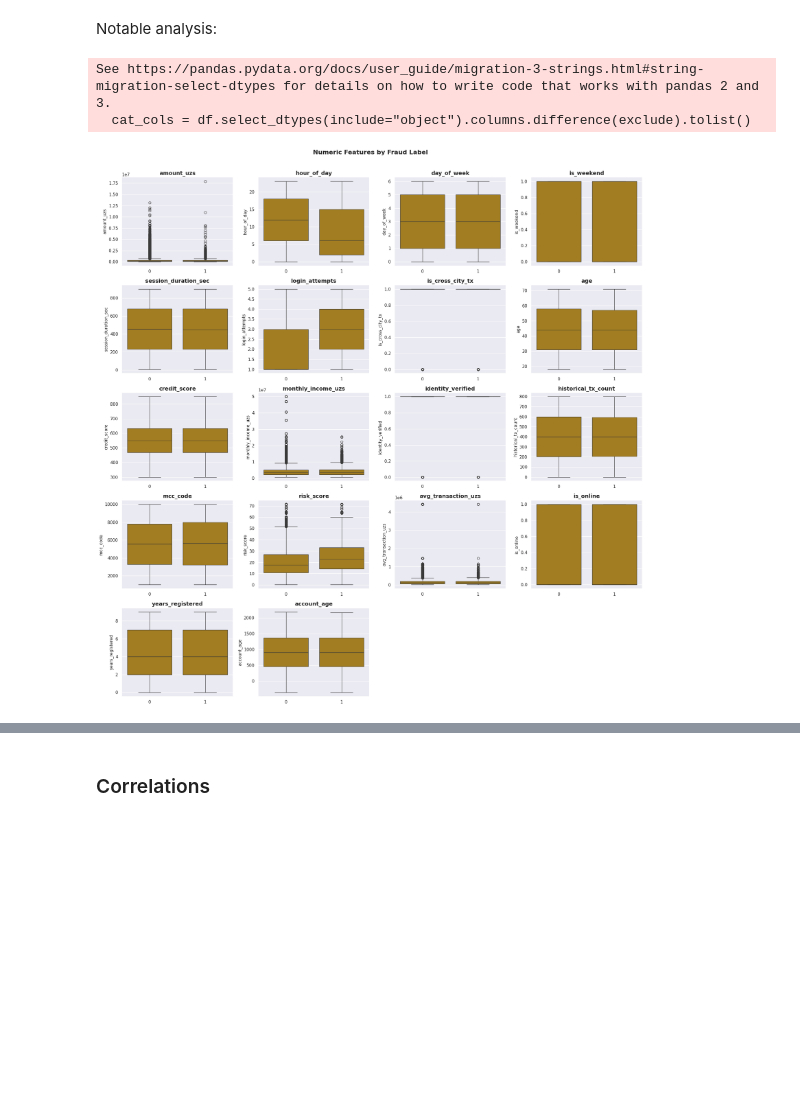
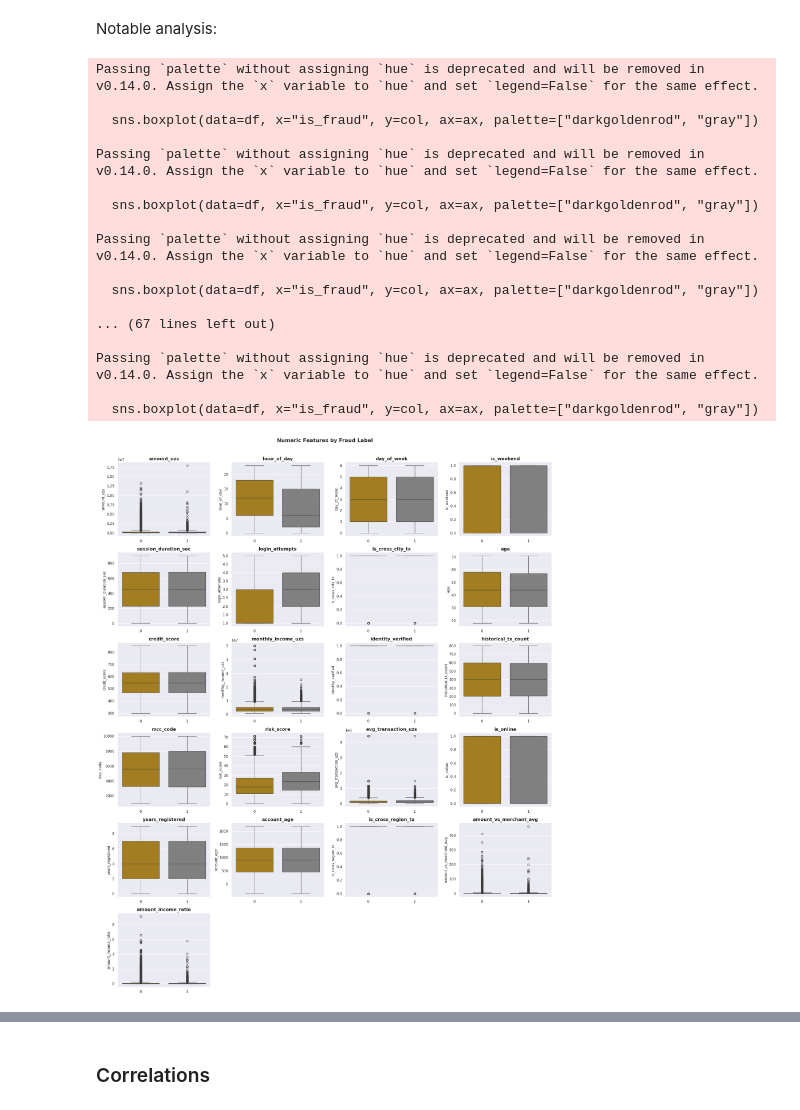
Before and after one commit to giddygarcia/fraud-detection, a Jupyter notebook: FraudDetection.ipynb, the cells around one changed output, grey strips where cells are left out. Drawn from its saved outputs; the diff is of its cells as text; code cells hidden in the pictures; blank space fills up the shorter version.

```diff
--- a/FraudDetection.ipynb
+++ b/FraudDetection.ipynb
@@ -220,2 +250,5 @@ Account age, a useful feature given that new accounts are associated with suspic
 # %%
 df["account_age"] = (df["timestamp"] - df["registration_date"]).dt.days
+df["is_cross_region_tx"] = (df["region_user"] != df["region_merchant"]).astype(int)
+df["amount_vs_merchant_avg"] = df["amount_uzs"] / (df["avg_transaction_uzs"] + 1)
+df["amount_income_ratio"] = df["amount_uzs"] / (df["monthly_income_uzs"] + 1)
@@ -240,0 +278,24 @@ See https://pandas.pydata.org/docs/user_guide/migration-3-strings.html#string-mi
+# %%
+exclude_ids = [
+    "tx_id",
+    "name",
+    "user_id",
+    "merchant_id",
+    "merchant_name",
+    "timestamp",
+    "registration_date",
+]
+
+num_cols = df.select_dtypes(include=["number"]).columns.tolist()
+num_cols = [c for c in num_cols if c not in exclude_ids + ["is_fraud"]]
+
+cat_cols = df.select_dtypes(include=["object", "string"]).columns.tolist()
+cat_cols = [c for c in cat_cols if c not in exclude_ids]
+
+print(f"Numerical ({len(num_cols)}):")
+for col in num_cols:
+    print(f"- {col}")
+
+print(f"\nCategorical ({len(cat_cols)}):")
+for col in cat_cols:
+    print(f"- {col}")
@@ -267,42 +347,42 @@ plt.show()
 # %% [markdown]
 Notable analysis:
-# %%
-exclude = [
-    "tx_id",
-    "name",
-    "user_id",
-    "merchant_id",
-    "merchant_name",
-    "timestamp",
-    "registration_date",
-]
-
-num_cols = df.select_dtypes(include="number").columns.tolist()
-cat_cols = df.select_dtypes(include="object").columns.difference(exclude).tolist()
-num_cols = [c for c in num_cols if c not in exclude + ["is_fraud"]]
-# %% [output]
-See https://pandas.pydata.org/docs/user_guide/migration-3-strings.html#string-migration-select-dtypes for details on how to write code that works with pandas 2 and 3.
-  cat_cols = df.select_dtypes(include="object").columns.difference(exclude).tolist()
 # %%
 ncols = 4
 nrows = math.ceil(len(num_cols) / ncols)
 
 fig, axes = plt.subplots(nrows, ncols, figsize=(ncols * 5, nrows * 4))
 axes = axes.flatten()
 
 for ax, col in zip(axes, num_cols):
-    sns.boxplot(data=df, x="is_fraud", y=col, ax=ax)
+    sns.boxplot(data=df, x="is_fraud", y=col, ax=ax, palette=["darkgoldenrod", "gray"])
     ax.set_title(col)
     ax.set_xlabel("")
 
 for ax in axes[len(num_cols) :]:
     ax.set_visible(False)
 
 plt.suptitle("Numeric Features by Fraud Label", y=1.01)
 plt.tight_layout()
 plt.show()
 # %% [output]
+Passing `palette` without assigning `hue` is deprecated and will be removed in v0.14.0. Assign the `x` variable to `hue` and set `legend=False` for the same effect.
+
+  sns.boxplot(data=df, x="is_fraud", y=col, ax=ax, palette=["darkgoldenrod", "gray"])
+
+Passing `palette` without assigning `hue` is deprecated and will be removed in v0.14.0. Assign the `x` variable to `hue` and set `legend=False` for the same effect.
+
+  sns.boxplot(data=df, x="is_fraud", y=col, ax=ax, palette=["darkgoldenrod", "gray"])
+
+Passing `palette` without assigning `hue` is deprecated and will be removed in v0.14.0. Assign the `x` variable to `hue` and set `legend=False` for the same effect.
+
+  sns.boxplot(data=df, x="is_fraud", y=col, ax=ax, palette=["darkgoldenrod", "gray"])
+
+... (67 lines left out)
+
+Passing `palette` without assigning `hue` is deprecated and will be removed in v0.14.0. Assign the `x` variable to `hue` and set `legend=False` for the same effect.
+
+  sns.boxplot(data=df, x="is_fraud", y=col, ax=ax, palette=["darkgoldenrod", "gray"])
-[figure, old version]
+[figure, new version]
 # %%
 fig, axes = plt.subplots(3, 3, figsize=(18, 12))
 axes = axes.flatten()
```
Also changed, not shown: parts of 60 cells of this notebook, 2 other files.
